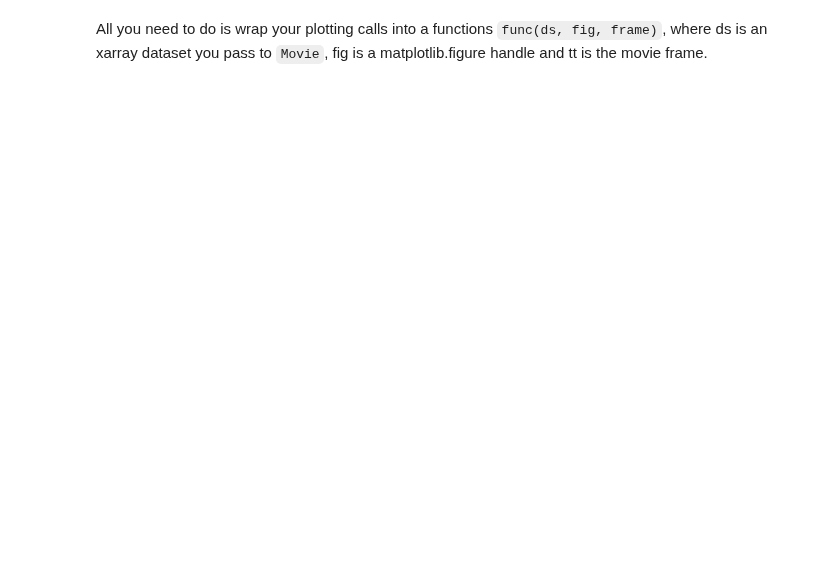
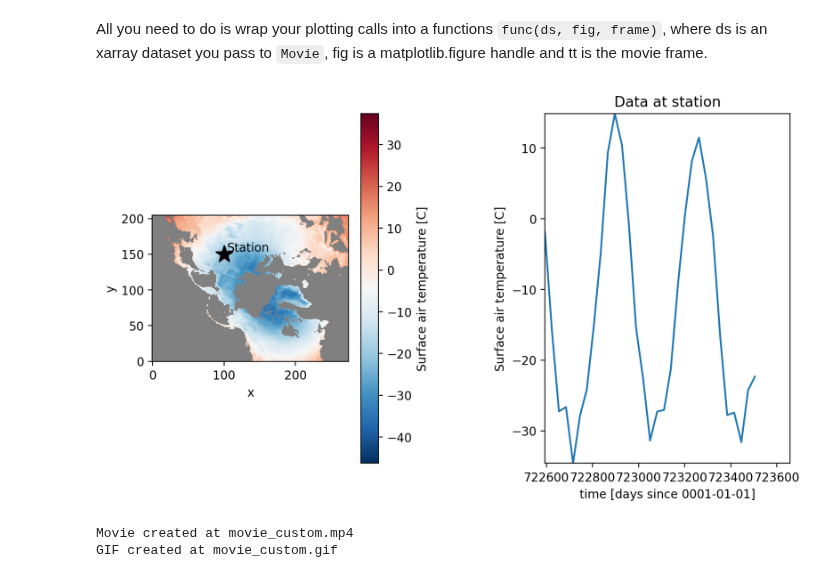
Before and after one commit to jbusecke/xmovie, a Jupyter notebook: First_Steps.ipynb, the cells around one changed output. Saved outputs shown, nothing was run; the diff lists cells and outputs as text; code cells hidden in the pictures; blank space fills up the shorter version.

Commit message:
Add headings, fix custom plotfunc example

```diff
--- a/First_Steps.ipynb
+++ b/First_Steps.ipynb
@@ -151,36 +160,41 @@ fig.subplots_adjust(wspace=0.6)
 # %% [markdown]
 All you need to do is wrap your plotting calls into a functions `func(ds, fig, frame)`, where ds is an xarray dataset you pass to `Movie`, fig is a matplotlib.figure handle and tt is the movie frame.
 # %%
-def custom_plotfunc(ds, fig, tt):
+def custom_plotfunc(ds, fig, tt, *args, **kwargs):
     # Define station location for timeseries
     station = dict(x=100, y=150)
     ds_station = ds.sel(**station)
 
     (ax1, ax2) = fig.subplots(ncols=2)
 
     # Map axis
     # Colorlimits need to be fixed or your video is going to cause seizures.
     # This is the only modification from the code above!
     ds.isel(time=tt).plot(ax=ax1, vmin=ds.min(), vmax=ds.max(), cmap='RdBu_r')
     ax1.plot(station['x'], station['y'], marker='*', color='k' ,markersize=15)
     ax1.text(station['x']+4, station['y']+4, 'Station', color='k' )
     ax1.set_aspect(1)
     ax1.set_facecolor('0.5')
     ax1.set_title('');
 
     # Time series
     ds_station.isel(time=slice(0,tt+1)).plot.line(ax=ax2, x='time')
     ax2.set_xlim(ds.time.min().data, ds.time.max().data)
     ax2.set_ylim(ds_station.min(), ds_station.max())
     ax2.set_title('Data at station');
 
     fig.subplots_adjust(wspace=0.6)
     return None, None #This is not strictly necessary, but otherwise a warning will be raised.
 
 
 mov_custom = Movie(ds, custom_plotfunc)
 mov_custom.preview(30)
+# %% [output]
+[figure, added]
 # %%
 mov_custom.save('movie_custom.gif', progress=True)
+# %% [output]
+Movie created at movie_custom.mp4
+GIF created at movie_custom.gif
 # %% [markdown]
 ![](movie_custom.gif)
```
Also changed, not shown: parts of 6 cells of this notebook.
